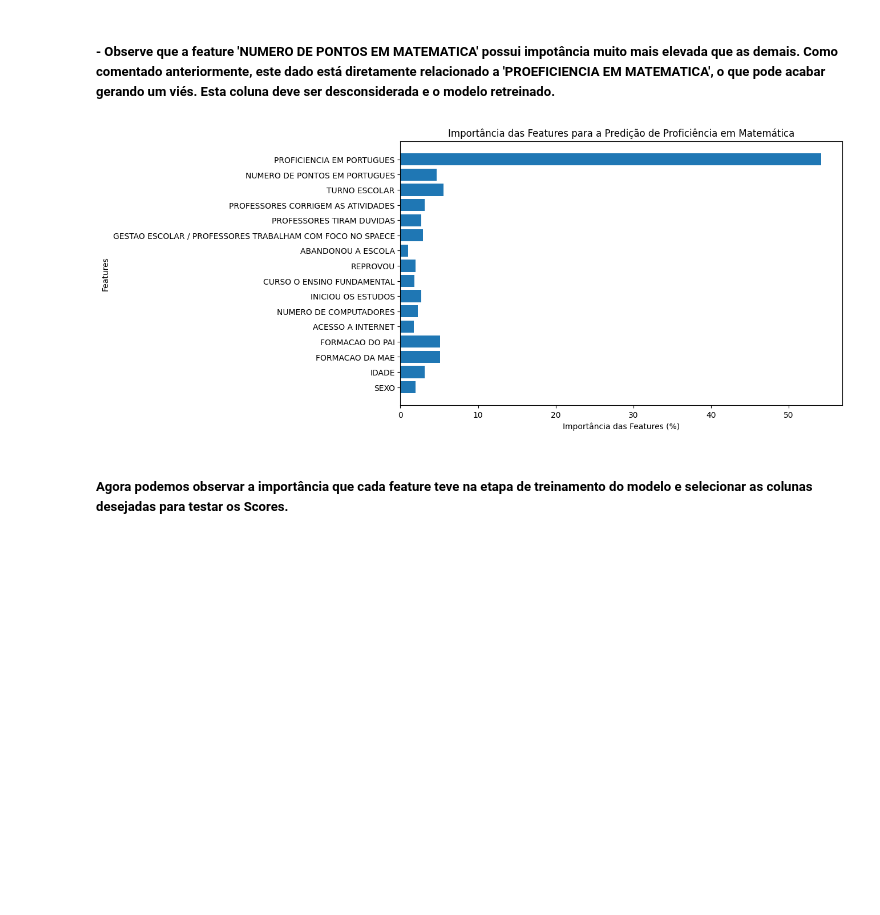
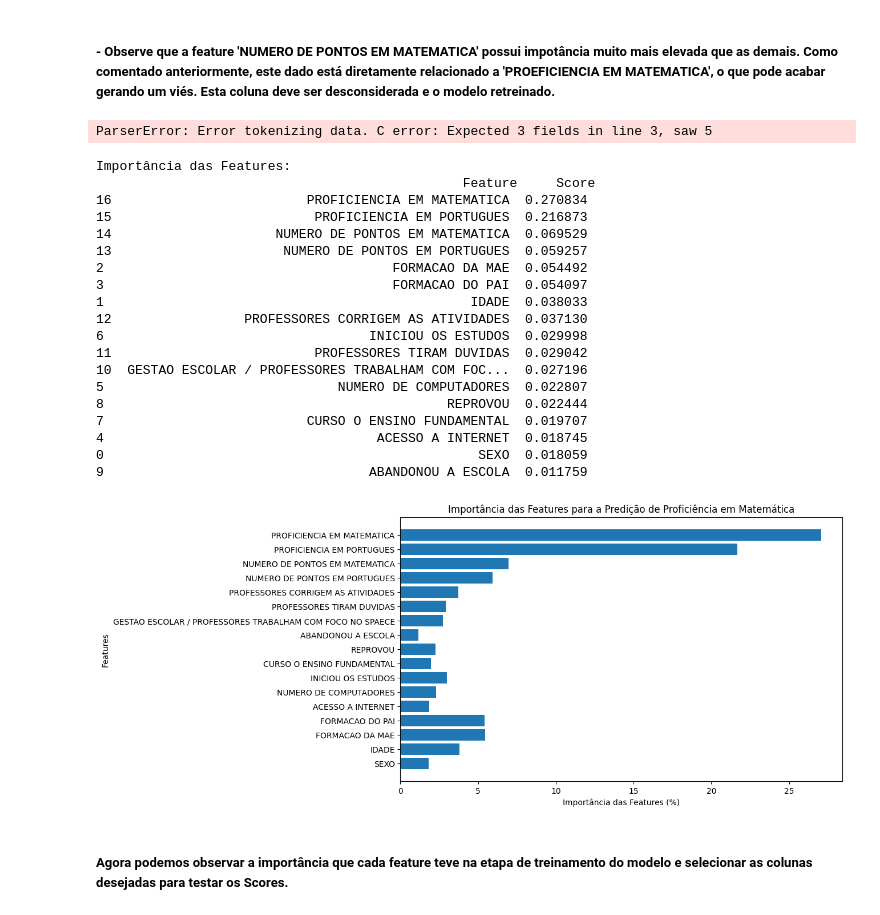
Before and after one commit to Chikrem/datamining_ml_spaece, a Jupyter notebook: 2-Pre-Processamento/Pre_Poces_SPAECE.ipynb, the cells around one changed output. Drawn from its saved outputs; the diff is of its cells as text; code cells hidden in the pictures; blank space fills up the shorter version.

```diff
--- a/2-Pre-Processamento/Pre_Poces_SPAECE.ipynb
+++ b/2-Pre-Processamento/Pre_Poces_SPAECE.ipynb
@@ -679,3 +676,7 @@ plt.show()
 ##### A importância ou o peso de cada feature é dividida pela soma total de todas as importâncias para calcular a porcentagem relativa de cada feature. Em seguida, essas porcentagens relativas são usadas para criar o gráfico de barras horizontais. Isso irá mostrar a importância de cada feature em relação ao total em porcentagem.
 # %% [markdown]
 ##### - Observe que a feature 'NUMERO DE PONTOS EM MATEMATICA' possui impotância muito mais elevada que as demais. Como comentado anteriormente, este dado está diretamente relacionado a 'PROEFICIENCIA EM MATEMATICA', o que pode acabar gerando um viés. Esta coluna deve ser desconsiderada e o modelo retreinado.
+# %%
+gnetDf = pd.read_csv("datasets/DADOS_CONTEXTUAIS_SPAECE_2018.csv")
+# %% [output]
+ParserError: Error tokenizing data. C error: Expected 3 fields in line 3, saw 5
@@ -682,38 +685,61 @@ plt.show()
 # %%
 from sklearn.model_selection import train_test_split
 from sklearn.tree import DecisionTreeRegressor
 import matplotlib.pyplot as plt
 
-# Remover a coluna "NUMERO DE PONTOS EM MATEMATICA" do conjunto de features
-X = gnetDf.drop(columns=['NUMERO DE PONTOS EM MATEMATICA', 'PROFICIENCIA EM MATEMATICA']) # Agora removemos a coluna 'NUMERO DE PONTOS EM MATEMATICA' que possui viés com nossa coluna target juntamente com a coluna target.
-y = gnetDf['PROFICIENCIA EM MATEMATICA']
+# Remover a coluna "NUMERO DE PONTOS EM MATEMATICA"  do conjunto de features
+X = gnetDf.drop(columns=['TURNO ESCOLAR']) # Agora removemos a coluna 'NUMERO DE PONTOS EM MATEMATICA' que possui viés com nossa coluna target juntamente com a coluna target.
+y = gnetDf['TURNO ESCOLAR']
 
 # Dividir os dados em conjunto de treinamento e teste
 X_train, X_test, y_train, y_test = train_test_split(X, y, test_size=0.2, random_state=42)
 
 # Treinar o modelo de árvore de decisão para regressão
 model = DecisionTreeRegressor(random_state=42)
 model.fit(X_train, y_train)
 
-# Avaliação da importância das features
+# Calcula a importância das features
 feature_importance = model.feature_importances_
 
-# Calcula a importância das features
-feature_importance = model.feature_importances_
+# Criar um DataFrame com os resultados
+feature_scores = pd.DataFrame({'Feature': X.columns, 'Score': feature_importance})
+feature_scores = feature_scores.sort_values(by='Score', ascending=False)
 
 # Calcula a porcentagem relativa de cada importância
 total_importance = np.sum(feature_importance)
 relative_importance = (feature_importance / total_importance) * 100
+
+# Visualizar as features mais importantes
+print("Importância das Features:\n", feature_scores)
 
 # Visualização das importâncias das features em porcentagem
 plt.figure(figsize=(10, 6))
 plt.barh(X.columns, relative_importance)
 plt.xlabel('Importância das Features (%)')
 plt.ylabel('Features')
 plt.title('Importância das Features para a Predição de Proficiência em Matemática')
 plt.show()
 # %% [output]
+Importância das Features:
+                                               Feature     Score
+16                         PROFICIENCIA EM MATEMATICA  0.270834
+15                          PROFICIENCIA EM PORTUGUES  0.216873
+14                     NUMERO DE PONTOS EM MATEMATICA  0.069529
+13                      NUMERO DE PONTOS EM PORTUGUES  0.059257
+2                                     FORMACAO DA MAE  0.054492
+3                                     FORMACAO DO PAI  0.054097
+1                                               IDADE  0.038033
+12                 PROFESSORES CORRIGEM AS ATIVIDADES  0.037130
+6                                  INICIOU OS ESTUDOS  0.029998
+11                          PROFESSORES TIRAM DUVIDAS  0.029042
+10  GESTAO ESCOLAR / PROFESSORES TRABALHAM COM FOC...  0.027196
+5                              NUMERO DE COMPUTADORES  0.022807
+8                                            REPROVOU  0.022444
+7                          CURSO O ENSINO FUNDAMENTAL  0.019707
+4                                   ACESSO A INTERNET  0.018745
+0                                                SEXO  0.018059
+9                                  ABANDONOU A ESCOLA  0.011759
-[figure, old version]
+[figure, new version]
 # %% [markdown]
 ##### Agora podemos observar a importância que cada feature teve na etapa de treinamento do modelo e selecionar as colunas desejadas para testar os Scores.
 # %% [markdown]
```
Also changed, not shown: parts of 5 cells of this notebook, 14 other files.
